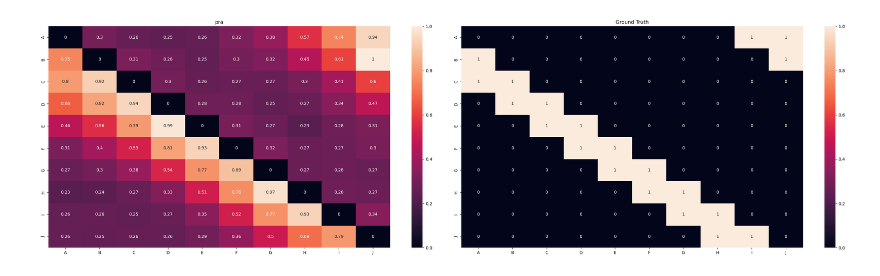
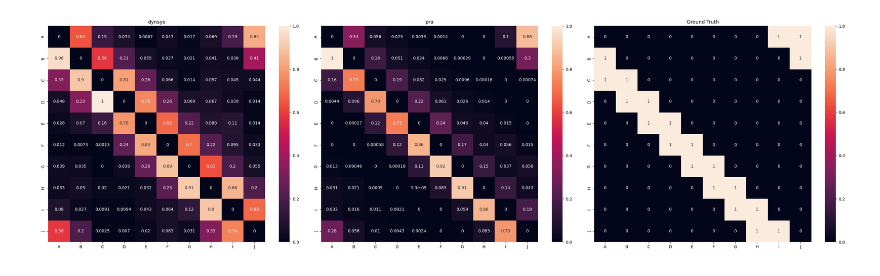
Before and after one commit to econnerty/functional-connectivity, a Jupyter notebook: dynamic_signals.ipynb, the cells around one changed output. Cells and saved outputs as stored; diff of their text form; code cells hidden in the pictures.

Commit message:
improved dynsys performance

```diff
--- a/dynamic_signals.ipynb
+++ b/dynamic_signals.ipynb
@@ -22,8 +73,8 @@ seconds = 200
 sampling_rate = 100
 
 # Coupling coefficients
-c_ij = np.array([[0, .5, .5], [.5, 0, .5], [.5, .5, 0]])
-d_ij = np.array([[0, .5, .5], [.5, 0, .5], [.5, .5, 0]])
+c_ij = np.array([[0, 1.0, 1.0], [1.0, 0, 1.0], [1.0, 1.0, 0]])
+d_ij = np.array([[0, 1.0, .5], [1.0, 0, 1.0], [1.0, 1.0, 0]])
 
 # External control (assuming it's zero for simplicity)
 beta_i = np.array([1, 1, 1])
@@ -84,5 +135,5 @@ for i in range(3):
             ground_truth_connectivity[i*3, j*3] = c_ij[j, i]  # Coupling from xj to xi
             ground_truth_connectivity[i*3+1, j*3+1] = d_ij[j, i]  # Coupling from yj to yi
 
-adjacency_matrix = [[0, 1, 1], [1, 0, 1], [1, 1, 0]]"""
+adjacency_matrix = np.array([[0, 1, 1], [1, 0, 1], [1, 1, 0]])"""
 # %% [output]
@@ -91,7 +142,7 @@ adjacency_matrix = [[0, 1, 1], [1, 0, 1], [1, 1, 0]]"""
 
 # Parameters
 sampling_rate = 100  # Hz
-duration = 100 # seconds
+duration = 200 # seconds
 n_points = sampling_rate * duration
 time = np.linspace(0, duration, n_points)
 
@@ -222,5 +273,5 @@ sim_data = np.array(signals)
 #sim_data = np.array(solution.y[:10])
 info = mne.create_info(ch_names=ch_names, ch_types=["eeg"]*10, sfreq=sampling_rate)
 simulated_raw = mne.io.RawArray(sim_data, info)
-epochs = mne.make_fixed_length_epochs(simulated_raw, duration=20.0)
+epochs = mne.make_fixed_length_epochs(simulated_raw, duration=10.0)
 # %% [output]
@@ -236,10 +287,10 @@ No baseline correction applied
 #dynsys
 epoch_idx = np.arange(1)
 region = ['A','B','C']
-#dynsys_mat,cond_num,mse,snr = dynsys.dynSys(epochs.get_data(), epoch_idx, region, sampling_time=(1/sampling_rate))
+dynsys_mat,cond_num,mse,snr = dynsys.dynSys(epochs.get_data(), epoch_idx, region, sampling_time=(1/sampling_rate))
 
 #PRA
-pra_mat = pra.PRA(epochs.get_data(),sampling_frequency=sampling_rate,num_reservoir=25)
+pra_mat = pra.PRA(epochs.get_data(),sampling_frequency=sampling_rate,num_reservoir=10)
 
 
 #coh
@@ -296,23 +353,23 @@ Maximum iterations reached. 0 of 1 converged
 # %%
 
 labels = ['A','B','C','D','E','F','G','H','I','J']
 
-fig, (ax2,ax3) = plt.subplots(1,2,figsize=(28,8))
-#sns.heatmap(dynsys_mat.squeeze(), annot=True, xticklabels=ch_names, yticklabels=ch_names, ax=ax1)
-#ax1.set_title('dynsys')
+fig, (ax1,ax2,ax3) = plt.subplots(1,3,figsize=(28,8))
+sns.heatmap(dynsys_mat.squeeze(), annot=True, xticklabels=ch_names, yticklabels=ch_names, ax=ax1)
+ax1.set_title('dynsys')
 
 sns.heatmap(pra_mat, annot=True, xticklabels=ch_names, yticklabels=ch_names, ax=ax2)
 ax2.set_title('pra')
 
 # Plotting the ground truth connectivity matrix
 #plt.figure(figsize=(10, 8))
 sns.heatmap(adjacency_matrix, annot=True, xticklabels=ch_names, yticklabels=ch_names, ax=ax3)
 ax3.set_title('Ground Truth')
 
 fig.tight_layout()
 plt.show()
 # %% [output]
-[figure, old version]
+[figure, new version]
 # %%
 #Zero out the diagonal of each matrix, then min max normalize it
 coh_mat = coh_mat.mean(2)
```
Also changed, not shown: parts of 9 cells of this notebook, 3 other files.
